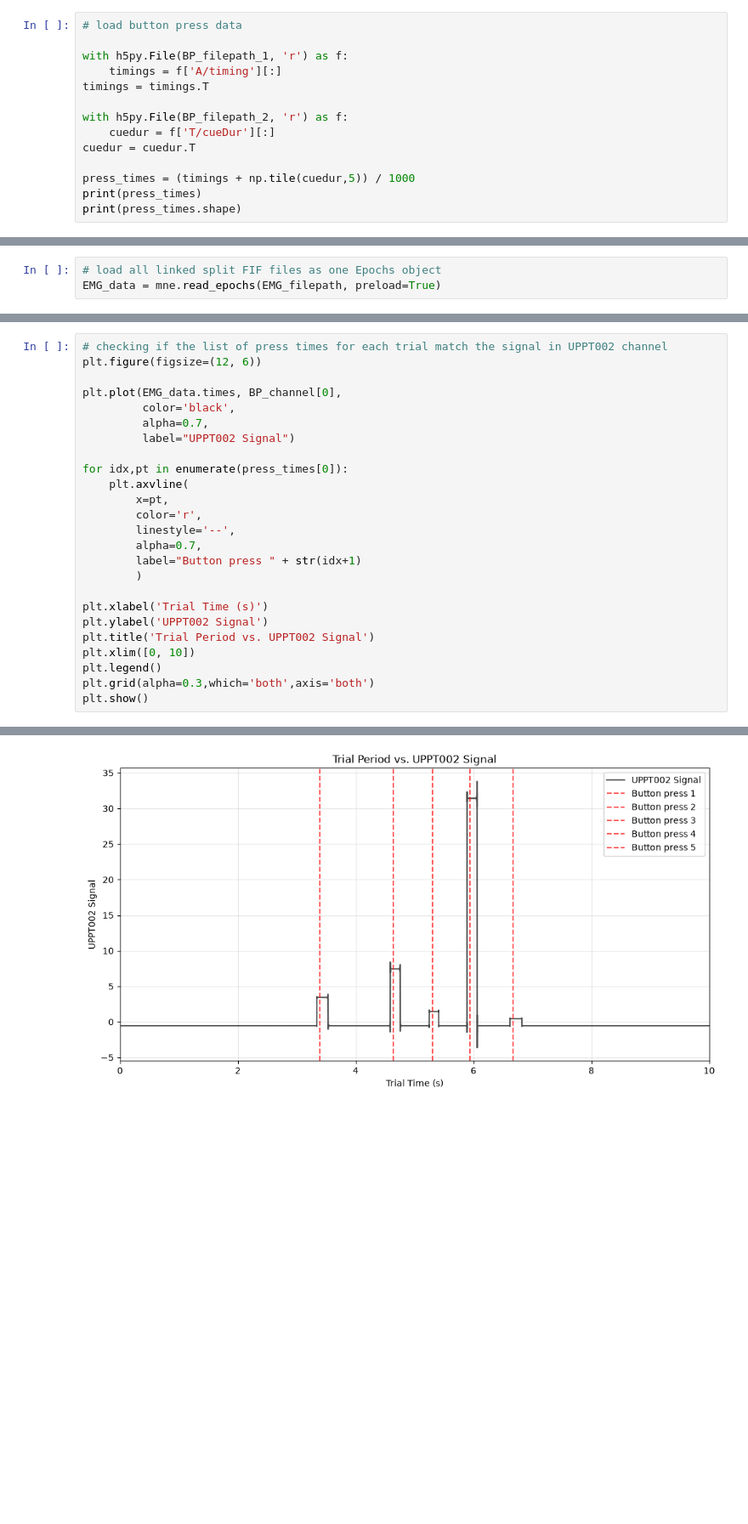
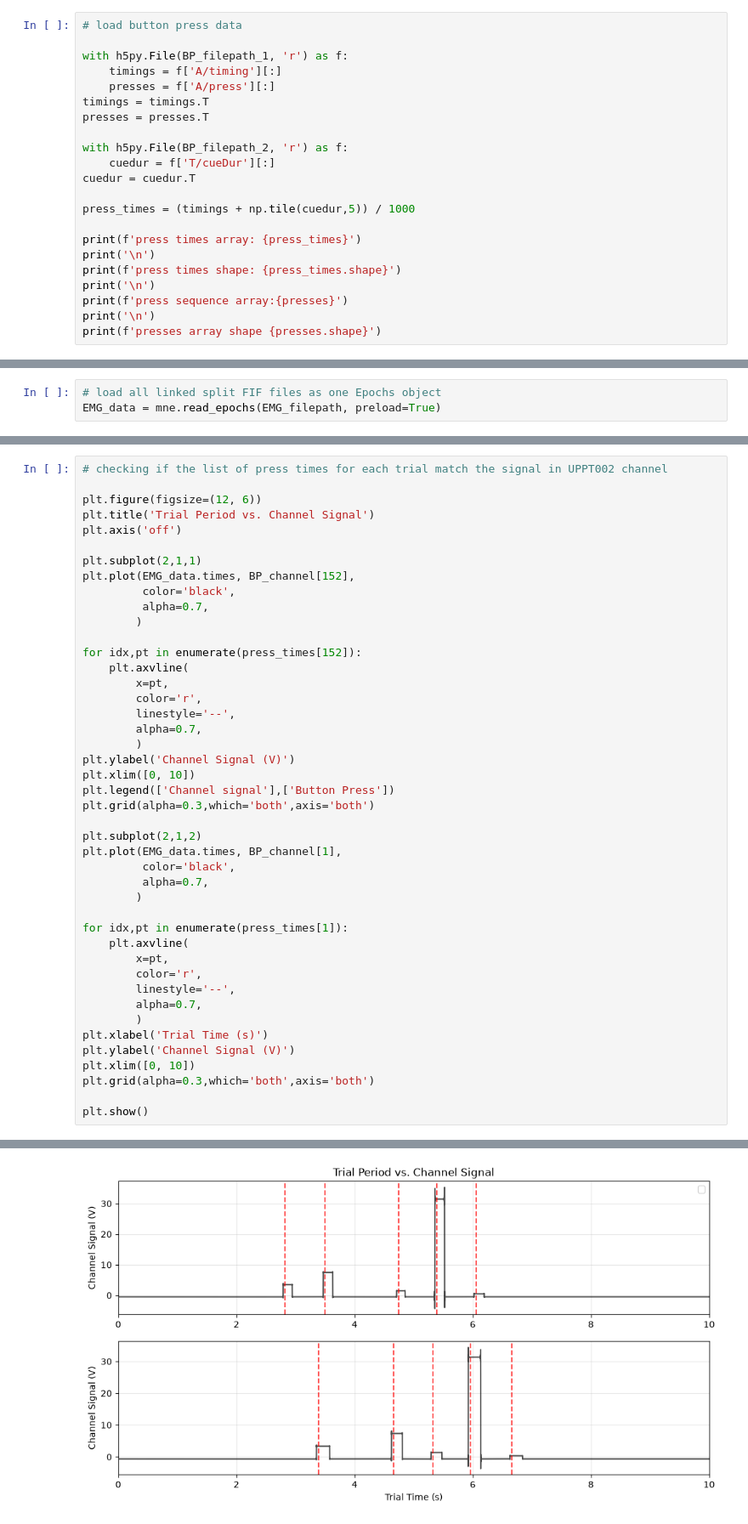
Before and after one commit to NicoloMarcello/ResearchProjectNM2026, a Jupyter notebook: TFA_EMG.ipynb, the cells around one changed output, grey strips where cells are left out. Shown at 85% size. Drawn from its saved outputs; the diff is of its cells as text; blank space fills up the shorter version.

Commit message:
brushed up TFA_EMG notebook to make nicer plots, and to get A.press data

```diff
--- a/TFA_EMG.ipynb
+++ b/TFA_EMG.ipynb
@@ -22,12 +22,20 @@ EMG_filepath = subject_folder + EMG_file
 
 with h5py.File(BP_filepath_1, 'r') as f:
     timings = f['A/timing'][:]
+    presses = f['A/press'][:]
 timings = timings.T
+presses = presses.T
 
 with h5py.File(BP_filepath_2, 'r') as f:
     cuedur = f['T/cueDur'][:]
 cuedur = cuedur.T
 
 press_times = (timings + np.tile(cuedur,5)) / 1000
-print(press_times)
-print(press_times.shape)
+
+print(f'press times array: {press_times}')
+print('\n')
+print(f'press times shape: {press_times.shape}')
+print('\n')
+print(f'press sequence array:{presses}')
+print('\n')
+print(f'presses array shape {presses.shape}')
@@ -61,27 +63,46 @@ EMG channels shape: (240, 4, 14801)
 BP_channel = np.roll(BP_channel, -int(2.8 * EMG_data.info['sfreq']), axis=1)
 # %%
 # checking if the list of press times for each trial match the signal in UPPT002 channel
+
 plt.figure(figsize=(12, 6))
+plt.title('Trial Period vs. Channel Signal')
+plt.axis('off')
 
-plt.plot(EMG_data.times, BP_channel[0],
+plt.subplot(2,1,1)
+plt.plot(EMG_data.times, BP_channel[152],
          color='black',
          alpha=0.7,
-         label="UPPT002 Signal")
+        )
 
-for idx,pt in enumerate(press_times[0]):
+for idx,pt in enumerate(press_times[152]):
     plt.axvline(
         x=pt,
         color='r',
         linestyle='--',
         alpha=0.7,
-        label="Button press " + str(idx+1)
+        )
+plt.ylabel('Channel Signal (V)')
+plt.xlim([0, 10])
+plt.legend(['Channel signal'],['Button Press'])
+plt.grid(alpha=0.3,which='both',axis='both')
+
+plt.subplot(2,1,2)
+plt.plot(EMG_data.times, BP_channel[1],
+         color='black',
+         alpha=0.7,
         )
 
+for idx,pt in enumerate(press_times[1]):
+    plt.axvline(
+        x=pt,
+        color='r',
+        linestyle='--',
+        alpha=0.7,
+        )
 plt.xlabel('Trial Time (s)')
-plt.ylabel('UPPT002 Signal')
-plt.title('Trial Period vs. UPPT002 Signal')
+plt.ylabel('Channel Signal (V)')
 plt.xlim([0, 10])
-plt.legend()
 plt.grid(alpha=0.3,which='both',axis='both')
+
 plt.show()
 # %% [output]
@@ -88,4 +112,4 @@ plt.show()
-[figure, old version]
+[figure, new version]
 # %%
 # check EEG channels for each trial
 plt.figure(figsize=(12, 6))
```
Also changed, not shown: parts of 6 cells of this notebook, 1 other file.
